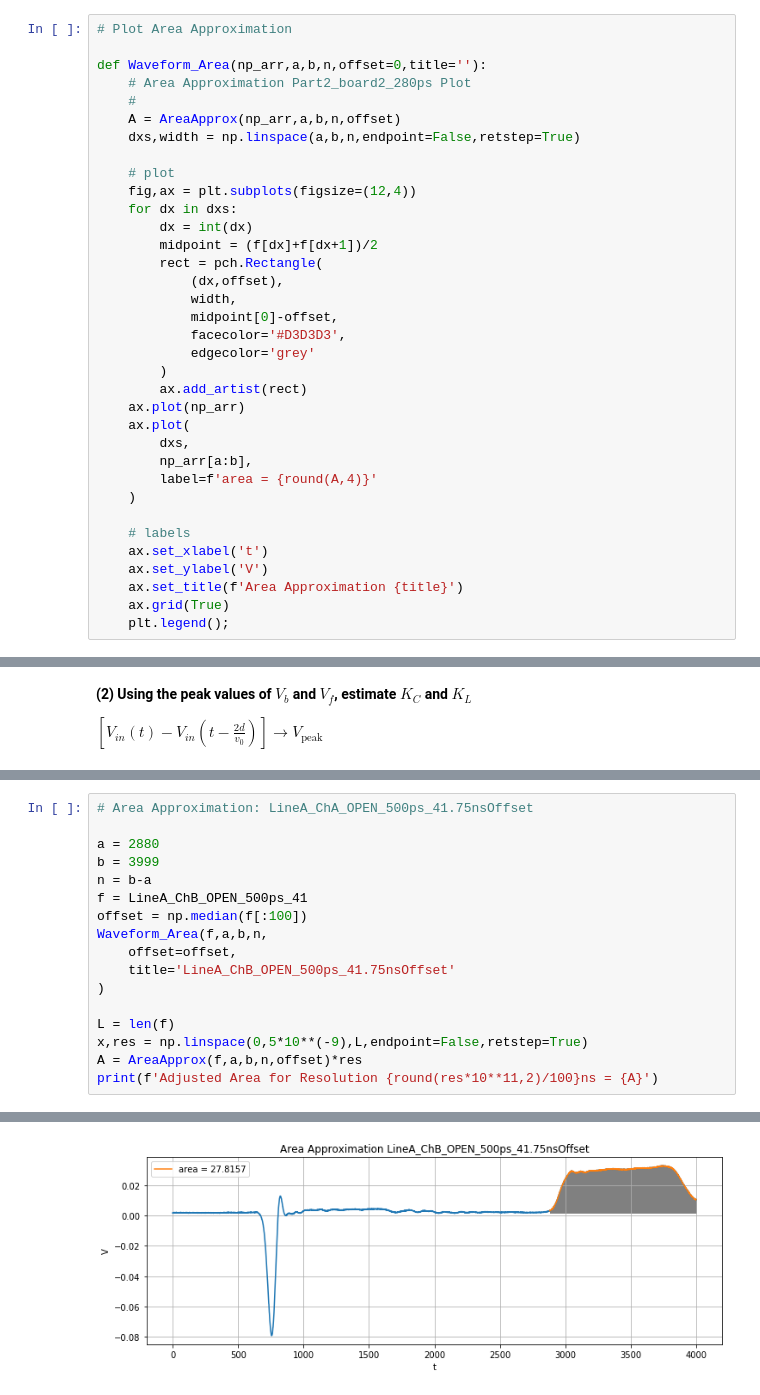
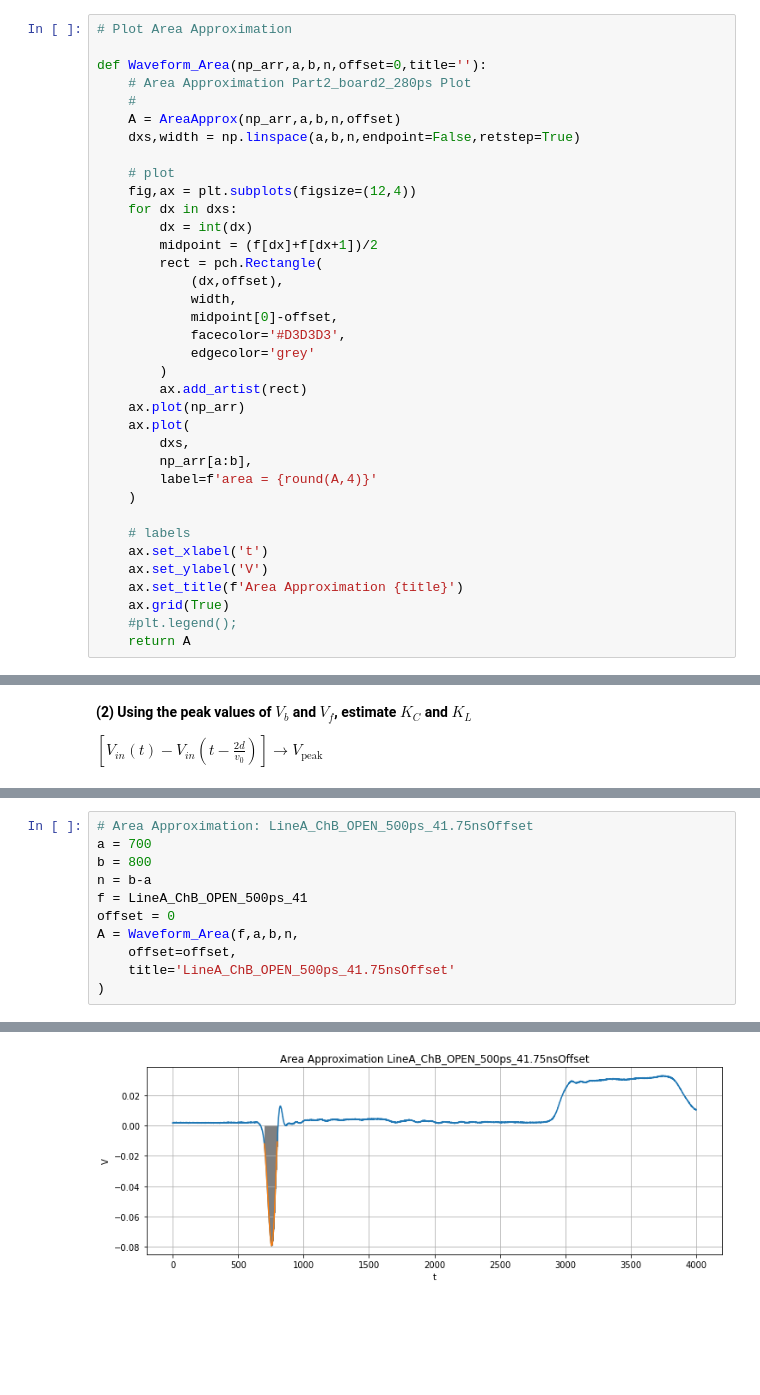
Before and after one commit to kegedy/UWEE572, a Jupyter notebook: labs/lab02/lab02.ipynb, the cells around one changed output, grey strips where cells are left out. Cells and saved outputs as stored; diff of their text form; blank space fills up the shorter version.

```diff
--- a/labs/lab02/lab02.ipynb
+++ b/labs/lab02/lab02.ipynb
@@ -406,4 +411,5 @@ def Waveform_Area(np_arr,a,b,n,offset=0,title=''):
     ax.set_ylabel('V')
     ax.set_title(f'Area Approximation {title}')
     ax.grid(True)
-    plt.legend();
+    #plt.legend();
+    return A
@@ -731,18 +828,12 @@ Adjusted Area for Resolution 0.0012ns = 3.674460375e-11
 # %%
-# Area Approximation: LineA_ChA_OPEN_500ps_41.75nsOffset
-
-a = 2880
-b = 3999
+# Area Approximation: LineA_ChB_OPEN_500ps_41.75nsOffset
+a = 700
+b = 800
 n = b-a
 f = LineA_ChB_OPEN_500ps_41
-offset = np.median(f[:100])
-Waveform_Area(f,a,b,n,
+offset = 0
+A = Waveform_Area(f,a,b,n,
     offset=offset,
     title='LineA_ChB_OPEN_500ps_41.75nsOffset'
 )
-
-L = len(f)
-x,res = np.linspace(0,5*10**(-9),L,endpoint=False,retstep=True)
-A = AreaApprox(f,a,b,n,offset)*res
-print(f'Adjusted Area for Resolution {round(res*10**11,2)/100}ns = {A}')
 # %% [output]
@@ -750 +840 @@ Adjusted Area for Resolution 0.0012ns = 3.4769670000000016e-11
-[figure, old version]
+[figure, new version]
```
Also changed, not shown: parts of 32 cells of this notebook.
